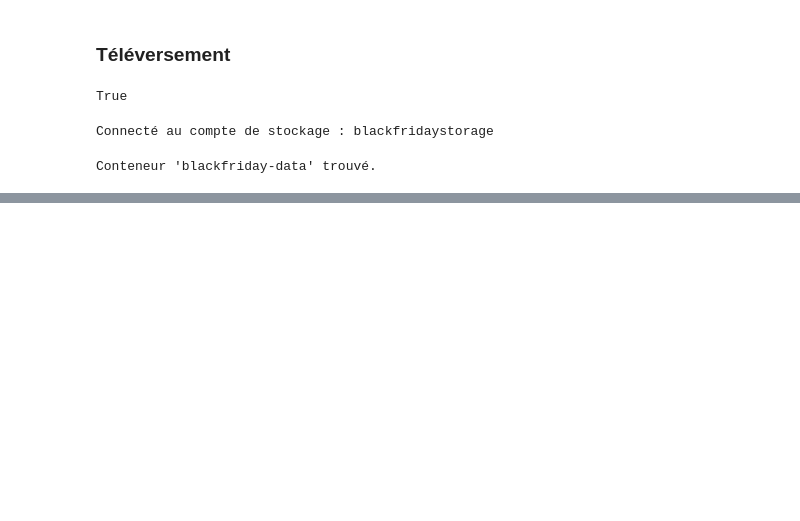
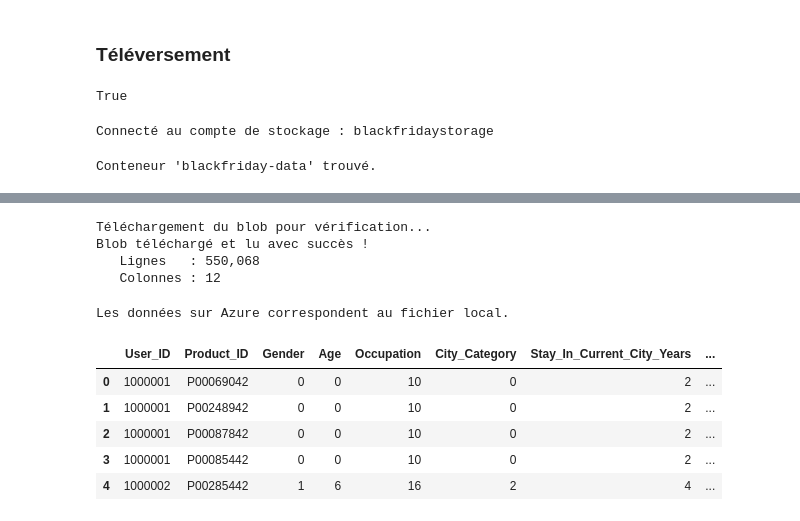
Before and after one commit to M2SDD/projet-cloud, a Jupyter notebook: 1-exploration_ingestion.ipynb, the cells around one changed output, grey strips where cells are left out. Cells and saved outputs as stored; diff of their text form; code cells hidden in the pictures; blank space fills up the shorter version.

Commit message:
Suppression de l'index du csv et ajout de la vérification des données téléversées.

```diff
--- a/1-exploration_ingestion.ipynb
+++ b/1-exploration_ingestion.ipynb
@@ -506 +531,35 @@ Téléversement terminé !
+# %%
+# Télécharger et vérification du contenu
+print("Téléchargement du blob pour vérification...")
+
+blob_client = container_client.get_blob_client(BLOB_NAME)
+
+# Charger en DataFrame pour vérifier
+df_from_azure = pd.read_csv(BytesIO(blob_client.download_blob().readall()))
+
+print(f"Blob téléchargé et lu avec succès !")
+print(f"   Lignes   : {df_from_azure.shape[0]:,}")
+print(f"   Colonnes : {df_from_azure.shape[1]}")
+print()
+# %% [output]
+Téléchargement du blob pour vérification...
+Blob téléchargé et lu avec succès !
+   Lignes   : 550,068
+   Colonnes : 12
+# %%
+# Comparer avec le DataFrame local
+assert df_from_azure.shape == df.shape, "Les dimensions ne correspondent pas !"
+assert df_from_azure.equals(df), "Les contenus ne correspondent pas !"
+print("Les données sur Azure correspondent au fichier local.")
+print()
+
+df_from_azure.head()
+# %% [output]
+Les données sur Azure correspondent au fichier local.
+|  | User_ID | Product_ID | Gender | Age | Occupation | City_Category | Stay_In_Current_City_Years | ... |
+| 0 | 1000001 | P00069042 | 0 | 0 | 10 | 0 | 2 | ... |
+| 1 | 1000001 | P00248942 | 0 | 0 | 10 | 0 | 2 | ... |
+| 2 | 1000001 | P00087842 | 0 | 0 | 10 | 0 | 2 | ... |
+| 3 | 1000001 | P00085442 | 0 | 0 | 10 | 0 | 2 | ... |
+| 4 | 1000002 | P00285442 | 1 | 6 | 16 | 2 | 4 | ... |
 # %% [markdown]
```
Also changed, not shown: parts of 6 cells of this notebook, 1 other file.
